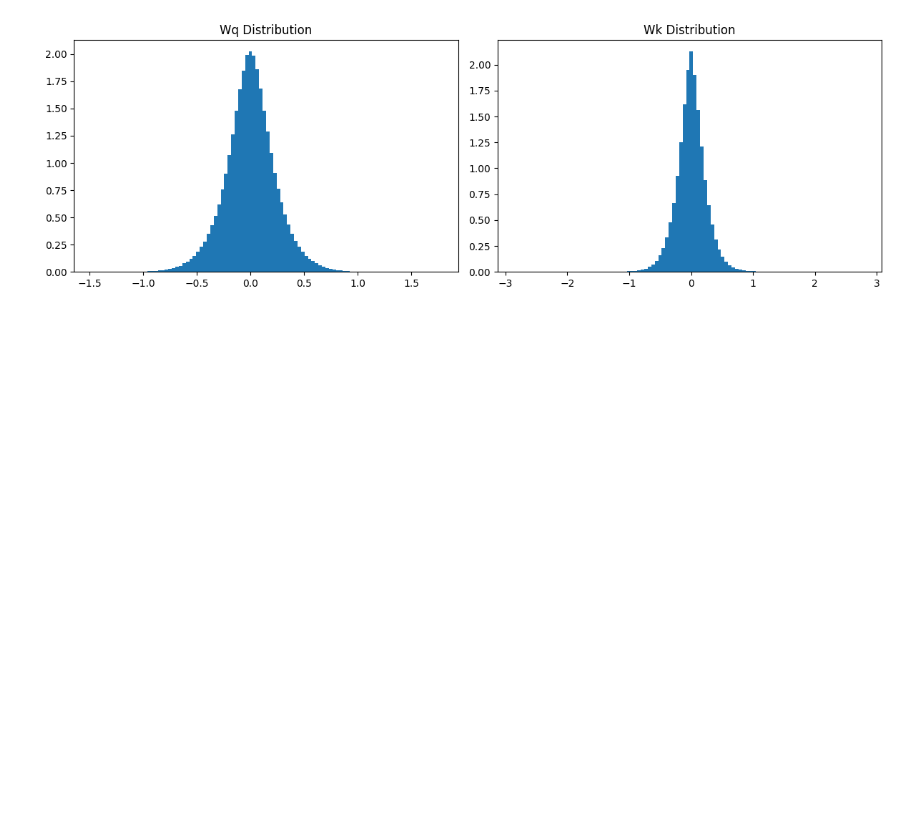
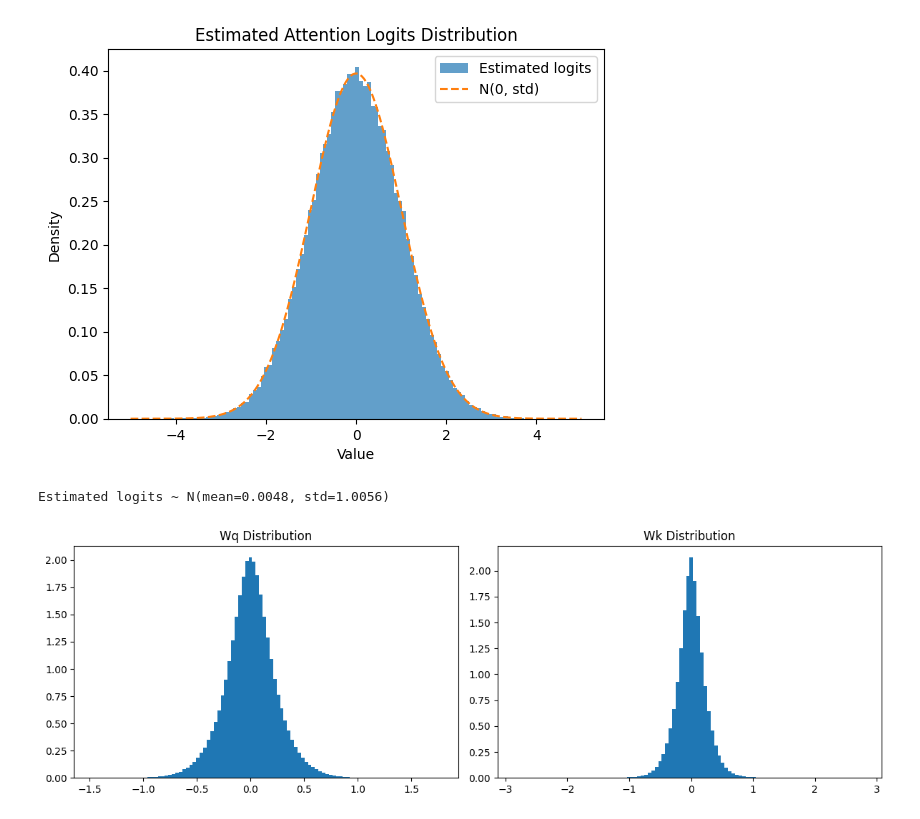
Before and after one commit to PathFinderKR/PathFinder, a Jupyter notebook: notebooks/attn_scores.ipynb, the cells around one changed output. Saved outputs shown, nothing was run; the diff lists cells and outputs as text; code cells hidden in the pictures; blank space fills up the shorter version.

```diff
--- a/notebooks/attn_scores.ipynb
+++ b/notebooks/attn_scores.ipynb
@@ -1,3 +1044,46 @@
+# %%
+import torch
+import matplotlib.pyplot as plt
+
+# 설정
+d_model = 768  # GPT2 기본 모델 차원
+num_samples = 100000  # 시뮬레이션 횟수
+
+# Wq, Wk 무작위로 생성 (정규분포 기반, GPT2 weight 초기화 방식 비슷하게)
+Wq = torch.randn(d_model, d_model) / (d_model ** 0.5)
+Wk = torch.randn(d_model, d_model) / (d_model ** 0.5)
+
+# 샘플 x ~ N(0, I)
+x_i = torch.randn(num_samples, d_model)
+x_j = torch.randn(num_samples, d_model)
+
+# q = Wq x_i, k = Wk x_j
+q = x_i @ Wq.T
+k = x_j @ Wk.T
+
+# attention logits z = (q ⋅ k) / sqrt(d_k)
+dot_product = (q * k).sum(dim=1)
+logits = dot_product / (d_model ** 0.5)
+
+# 분포 시각화
+plt.hist(logits.numpy(), bins=100, density=True, alpha=0.7, label='Estimated logits')
+plt.title("Estimated Attention Logits Distribution")
+plt.xlabel("Value")
+plt.ylabel("Density")
+
+# 정규분포 기준선 (mean=0, std≈1 expected)
+import numpy as np
+from scipy.stats import norm
+x_vals = torch.linspace(-5, 5, 200).numpy()
+plt.plot(x_vals, norm.pdf(x_vals, 0, logits.std().item()), label='N(0, std)', linestyle='--')
+plt.legend()
+plt.show()
+
+# 통계 출력
+print(f"Estimated logits ~ N(mean={logits.mean():.4f}, std={logits.std():.4f})")
+# %% [output]
+[figure, added]
+Estimated logits ~ N(mean=0.0048, std=1.0056)
 # %%
 import torch
 import matplotlib.pyplot as plt
```
Also changed, not shown: parts of 7 cells of this notebook, 1 other file.
